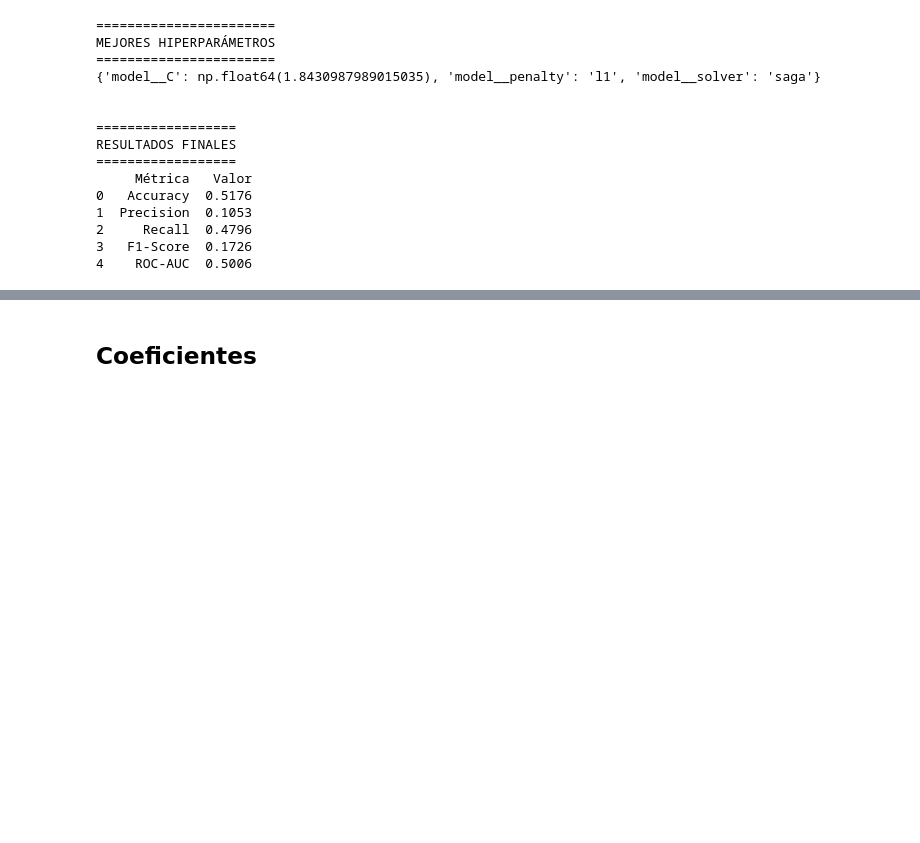
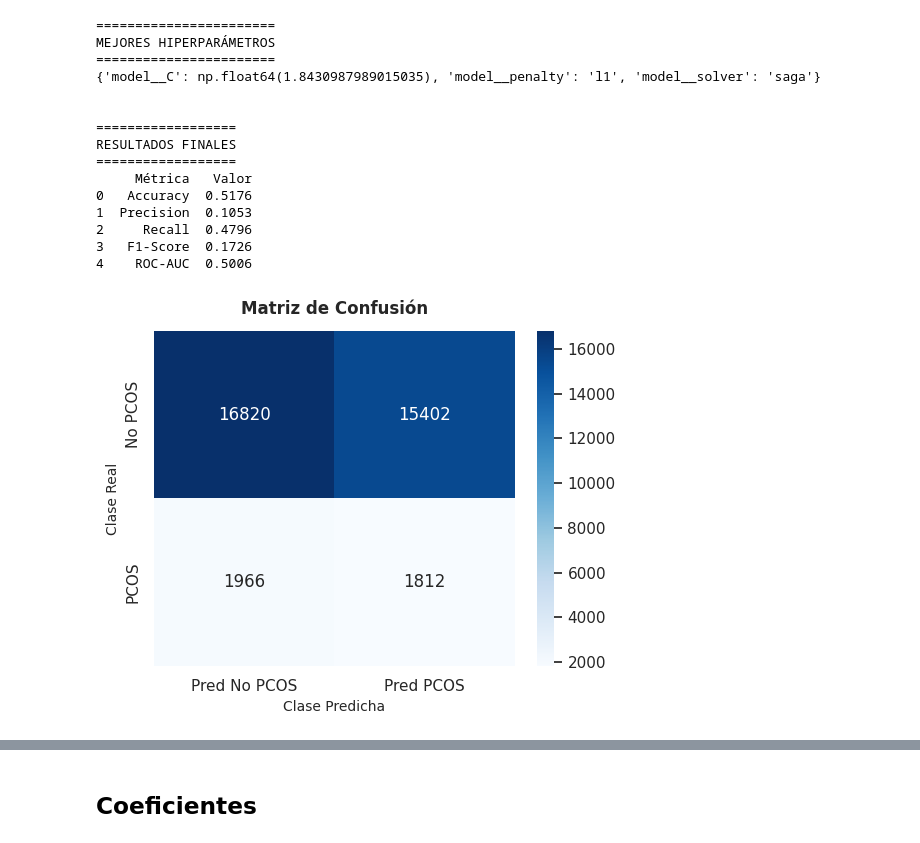
Before and after one commit to Danelnov/ml-project_analitica_datos, a Jupyter notebook: notebooks/oversampling.ipynb, the cells around one changed output, grey strips where cells are left out. Cells and saved outputs as stored; diff of their text form; code cells hidden in the pictures; blank space fills up the shorter version.

```diff
--- a/notebooks/oversampling.ipynb
+++ b/notebooks/oversampling.ipynb
@@ -407,3 +407,19 @@ RESULTADOS FINALES
 2     Recall  0.4796
 3   F1-Score  0.1726
 4    ROC-AUC  0.5006
+# %%
+cm = confusion_matrix(y_test, y_pred_best)
+
+plt.figure(figsize=(5.5, 4.5))
+# El formato "d" es para que muestre los números enteros completos sin decimales
+sns.heatmap(cm, annot=True, fmt="d", cmap="Blues",
+            xticklabels=["Pred No PCOS", "Pred PCOS"],
+            yticklabels=["No PCOS", "PCOS"])
+
+plt.title("Matriz de Confusión", fontsize=12, fontweight='bold', pad=12)
+plt.ylabel("Clase Real", fontsize=10)
+plt.xlabel("Clase Predicha", fontsize=10)
+plt.tight_layout()
+plt.show()
+# %% [output]
+[figure, added]
```
Also changed, not shown: parts of 4 cells of this notebook, 2 other files.
